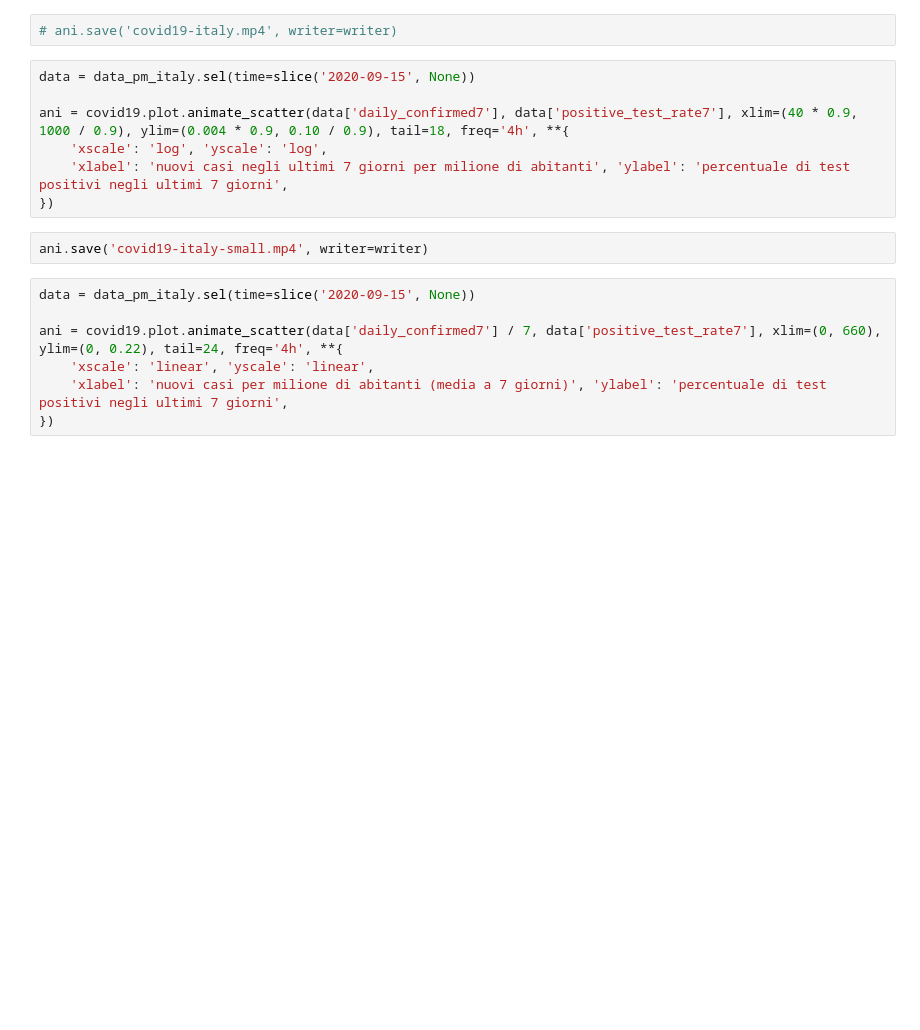
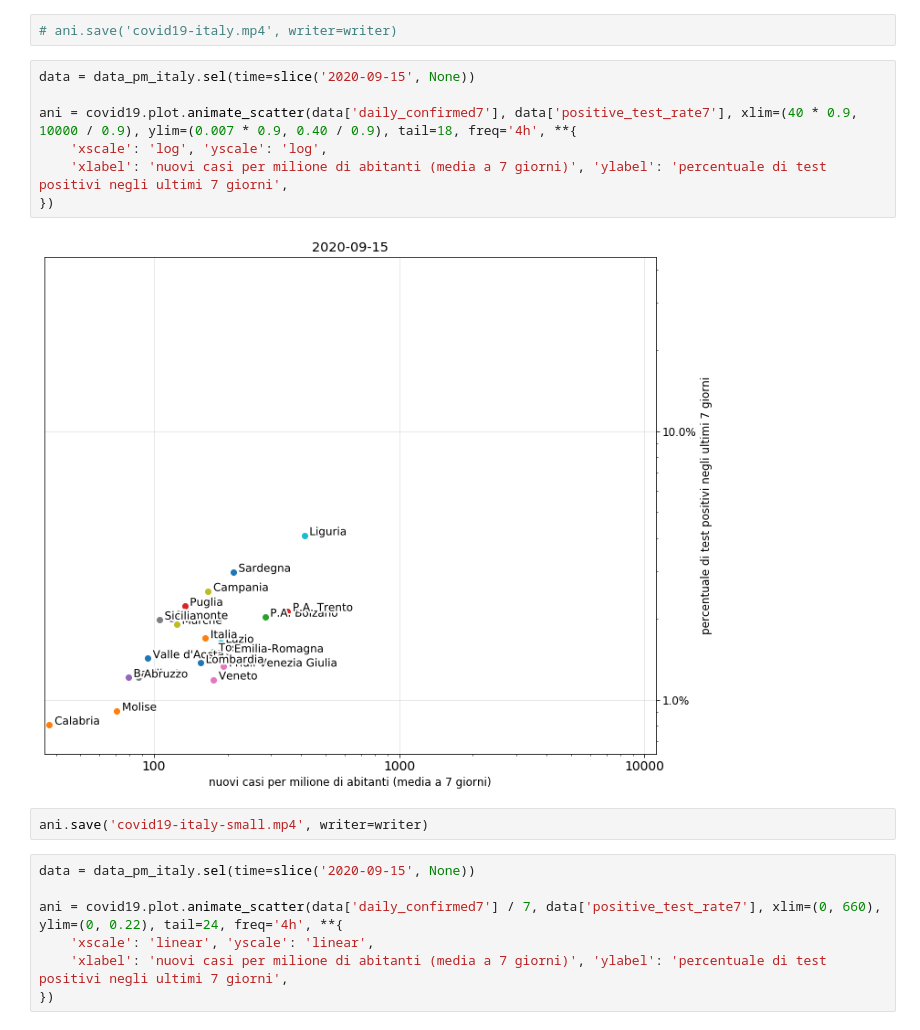
Before and after one commit to alexamici/covid-19-notebooks, a Jupyter notebook: notebooks/covid-animations.ipynb, the cells around one changed output. Saved outputs shown, nothing was run; the diff lists cells and outputs as text; blank space fills up the shorter version.

```diff
--- a/notebooks/covid-animations.ipynb
+++ b/notebooks/covid-animations.ipynb
@@ -54,10 +95,12 @@ ani = covid19.plot.animate_scatter(data['daily_confirmed7'], data['positive_test
 # %%
 data = data_pm_italy.sel(time=slice('2020-09-15', None))
 
-ani = covid19.plot.animate_scatter(data['daily_confirmed7'], data['positive_test_rate7'], xlim=(40 * 0.9, 1000 / 0.9), ylim=(0.004 * 0.9, 0.10 / 0.9), tail=18, freq='4h', **{
+ani = covid19.plot.animate_scatter(data['daily_confirmed7'], data['positive_test_rate7'], xlim=(40 * 0.9, 10000 / 0.9), ylim=(0.007 * 0.9, 0.40 / 0.9), tail=18, freq='4h', **{
     'xscale': 'log', 'yscale': 'log',
-    'xlabel': 'nuovi casi negli ultimi 7 giorni per milione di abitanti', 'ylabel': 'percentuale di test positivi negli ultimi 7 giorni',
+    'xlabel': 'nuovi casi per milione di abitanti (media a 7 giorni)', 'ylabel': 'percentuale di test positivi negli ultimi 7 giorni',
 })
+# %% [output]
+[figure, added]
 # %%
 ani.save('covid19-italy-small.mp4', writer=writer)
 # %%
```
Also changed, not shown: parts of 8 cells of this notebook, 1 other file.
